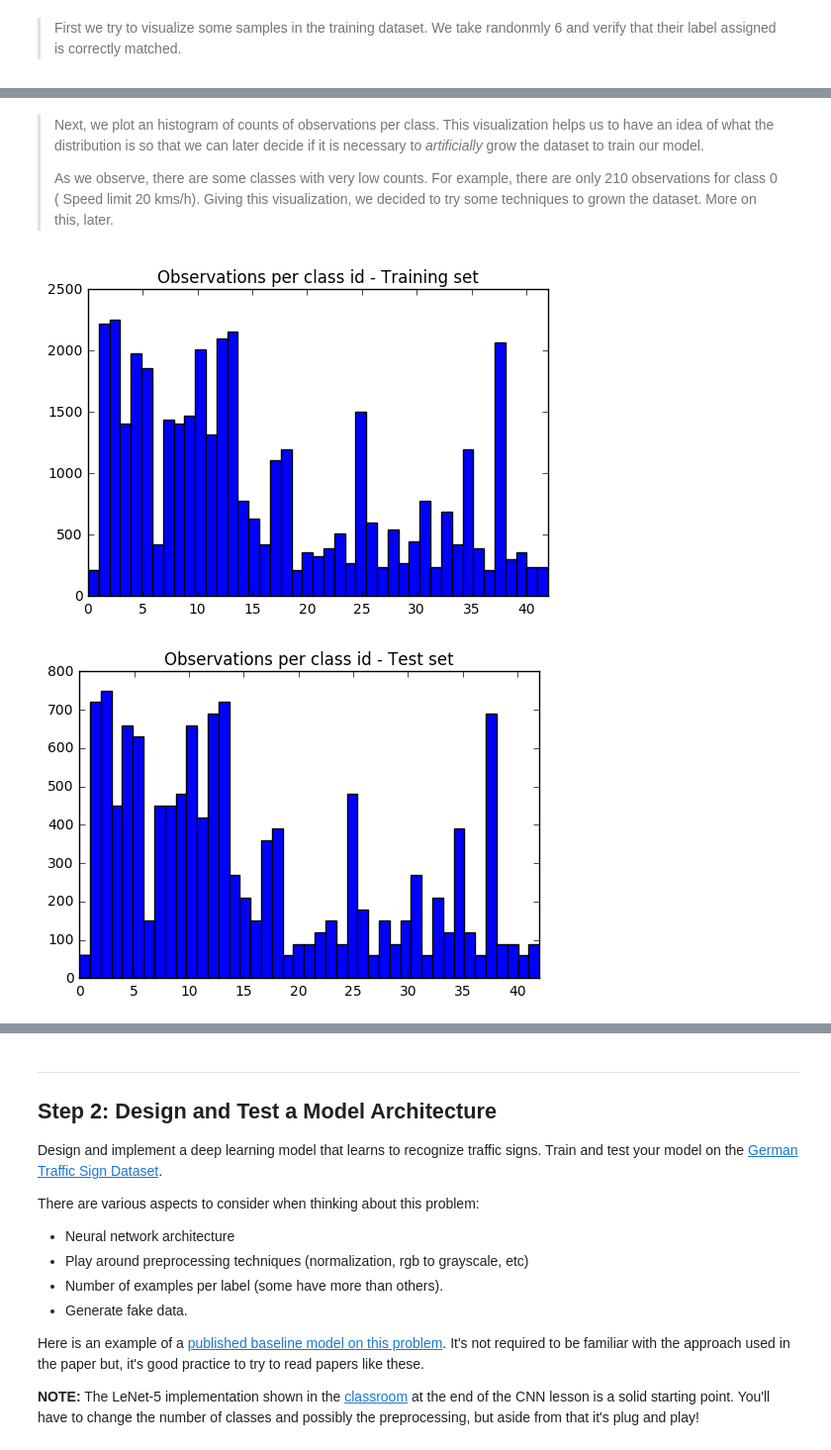
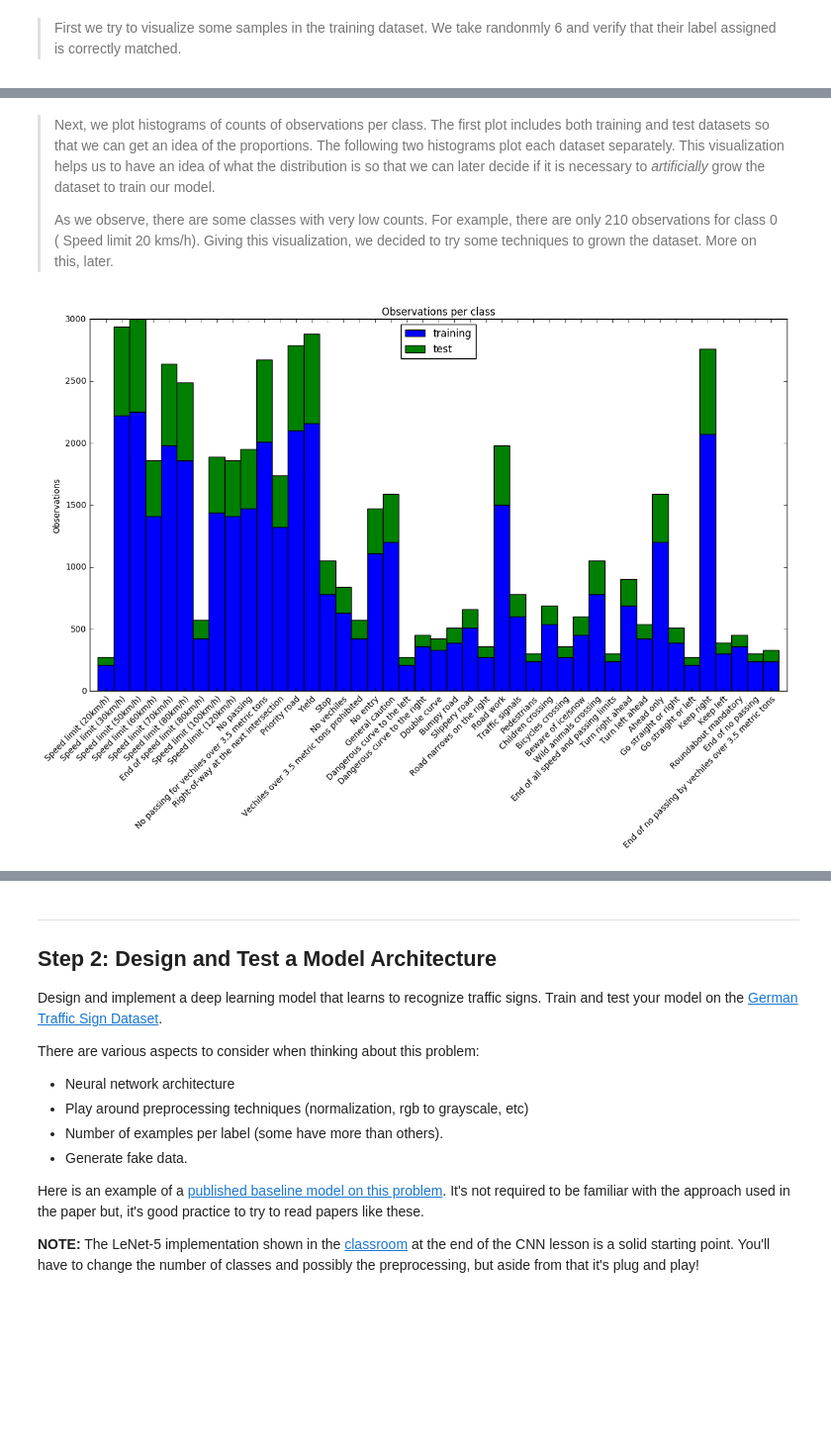
Before and after one commit to vguerra/traffic-signs, a Jupyter notebook: Traffic_Sign_Classifier.ipynb, the cells around one changed output, grey strips where cells are left out. Shown at 99% size. Cells and saved outputs as stored; diff of their text form; code cells hidden in the pictures; blank space fills up the shorter version.

```diff
--- a/Traffic_Sign_Classifier.ipynb
+++ b/Traffic_Sign_Classifier.ipynb
@@ -120,19 +122,21 @@ plt.show()
 # %% [markdown]
-> Next, we plot an histogram of counts of observations per class. This visualization helps us to have an idea of what the distribution is so that we can later decide if it is necessary to *artificially* grow the dataset to train our model.
+> Next, we plot histograms of counts of observations per class. The first plot includes both training and test datasets so that we can get an idea of the proportions. The following two histograms plot each dataset separately. This visualization helps us to have an idea of what the distribution is so that we can later decide if it is necessary to *artificially* grow the dataset to train our model.
 >
 > As we observe, there are some classes with very low counts. For example, there are only 210 observations for class 0 ( Speed limit 20 kms/h).
 > Giving this visualization, we decided to try some techniques to grown the dataset. More on this, later.
-# %%
-# count of samples per class in training set
-plt.xlim([0, n_classes - 1])
-plt.hist(y_train_file, bins=n_classes)
-plt.title("Observations per class id - Training set")
-plt.show()
-
-plt.xlim([0, n_classes - 1])
-plt.hist(y_test, bins=n_classes)
-plt.title("Observations per class id - Test set")
-plt.show()
-# %% [output]
-[figure, removed]
-[figure, removed]
+# %%
+# count of samples per class in training set
+train_bins = np.bincount(y_train_file)
+test_bins = np.bincount(y_test)
+
+plt.figure(figsize=(15, 8))
+plt.xlim([-1, n_classes])
+p1 = plt.bar(range(n_classes), train_bins, 1.0, align='center', label='training')
+p2 = plt.bar(range(n_classes), test_bins, 1.0, align='center', color='green', label='test', bottom=train_bins)
+plt.title("Observations per class")
+plt.ylabel("Observations")
+plt.legend(loc='upper center')
+plt.xticks(range(n_classes), signlabels, rotation='45', rotation_mode='anchor', ha='right')
+plt.show()
+# %% [output]
+[figure, added]
```
Also changed, not shown: parts of 19 cells of this notebook, 1 other file.
